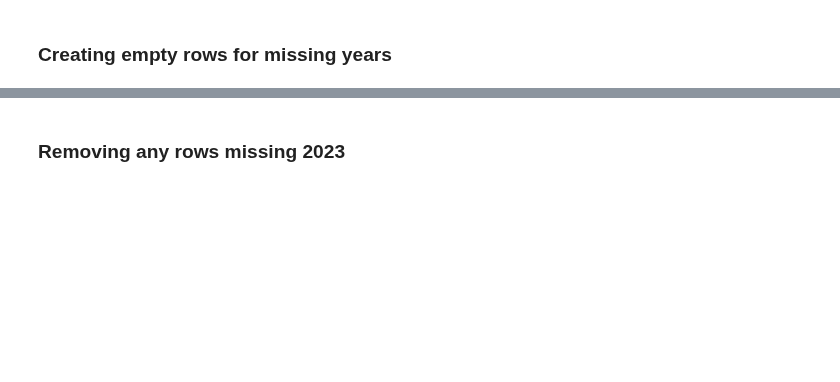
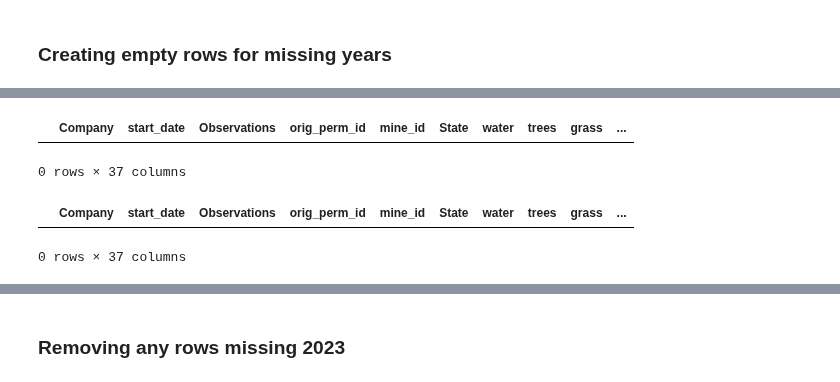
Before and after one commit to KendallScott/Capstone, a Jupyter notebook: Working RNN/Data_Cleanup.ipynb, the cells around one changed output, grey strips where cells are left out. Drawn from its saved outputs; the diff is of its cells as text; code cells hidden in the pictures; blank space fills up the shorter version.

```diff
--- a/Working RNN/Data_Cleanup.ipynb
+++ b/Working RNN/Data_Cleanup.ipynb
@@ -274,0 +306,30 @@ df = pd.concat([df, appenddf], ignore_index=True)
+# %%
+#year 2019
+missing_2019 = df['mine_id'][df['start_date']=='2019-07-01'].unique()
+df_clean = df.loc[:, df. columns != 'start_date'].query('mine_id not in @missing_2019')
+
+df_clean = df_clean.groupby(['mine_id']).mean().reset_index()
+df_clean['start_date']='2019-07-01'
+df_clean['start_date'] = pd.to_datetime(df_clean['start_date'])
+df_clean = pd.concat([df, df_clean], ignore_index=True)
+
+missing_2019 = df_clean['mine_id'][df_clean['start_date']=='2019-07-01'].unique()
+df_clean.query('mine_id not in @missing_2019')
+# %% [output]
+|  | Company | start_date | Observations | orig_perm_id | mine_id | State | water | trees | grass | ... |
+0 rows × 37 columns
+# %%
+#year 2021
+missing_2021 = df['mine_id'][df['start_date']=='2021-07-01'].unique()
+df_clean = df.loc[:, df. columns != 'start_date'].query('mine_id not in @missing_2021')
+
+df_clean = df_clean.groupby(['mine_id']).mean().reset_index()
+df_clean['start_date']='2021-07-01'
+df_clean['start_date'] = pd.to_datetime(df_clean['start_date'])
+df_clean = pd.concat([df, df_clean], ignore_index=True)
+
+missing_2021 = df_clean['mine_id'][df_clean['start_date']=='2021-07-01'].unique()
+df_clean.query('mine_id not in @missing_2021')
+# %% [output]
+|  | Company | start_date | Observations | orig_perm_id | mine_id | State | water | trees | grass | ... |
+0 rows × 37 columns
```
Also changed, not shown: parts of 14 cells of this notebook.
